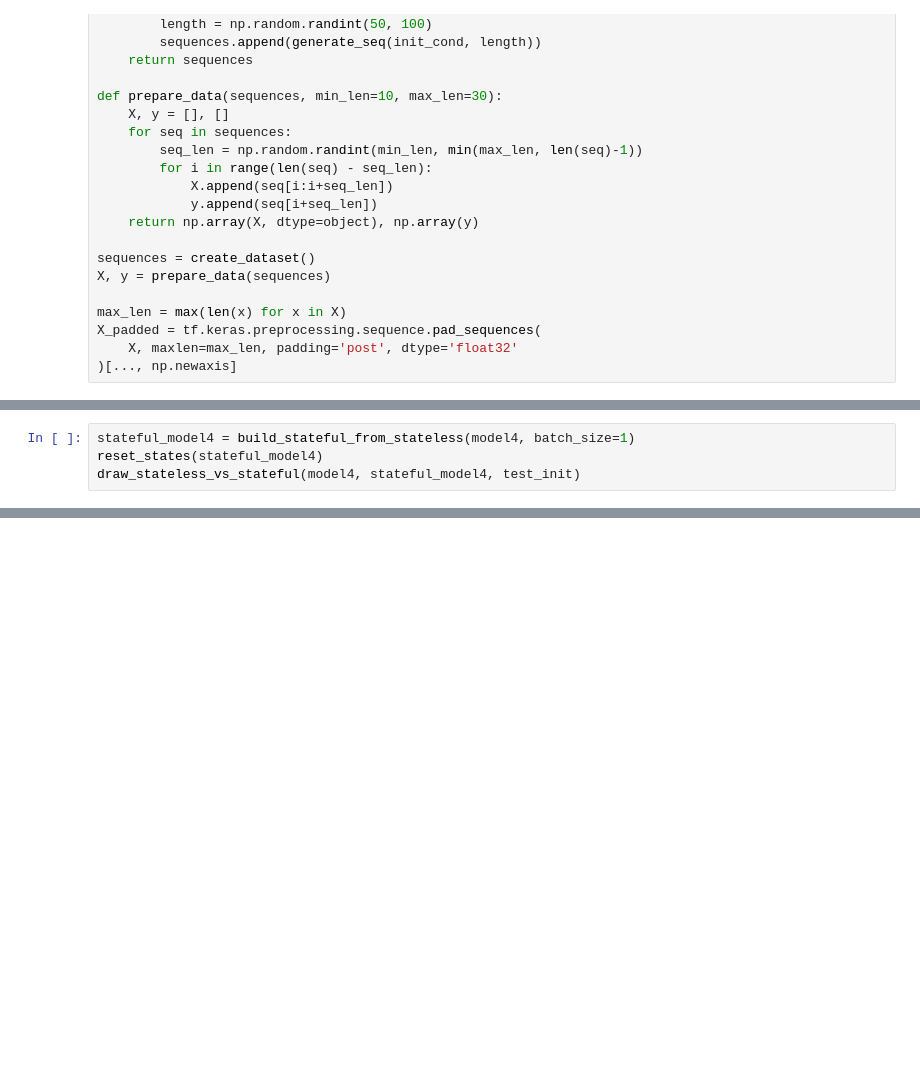
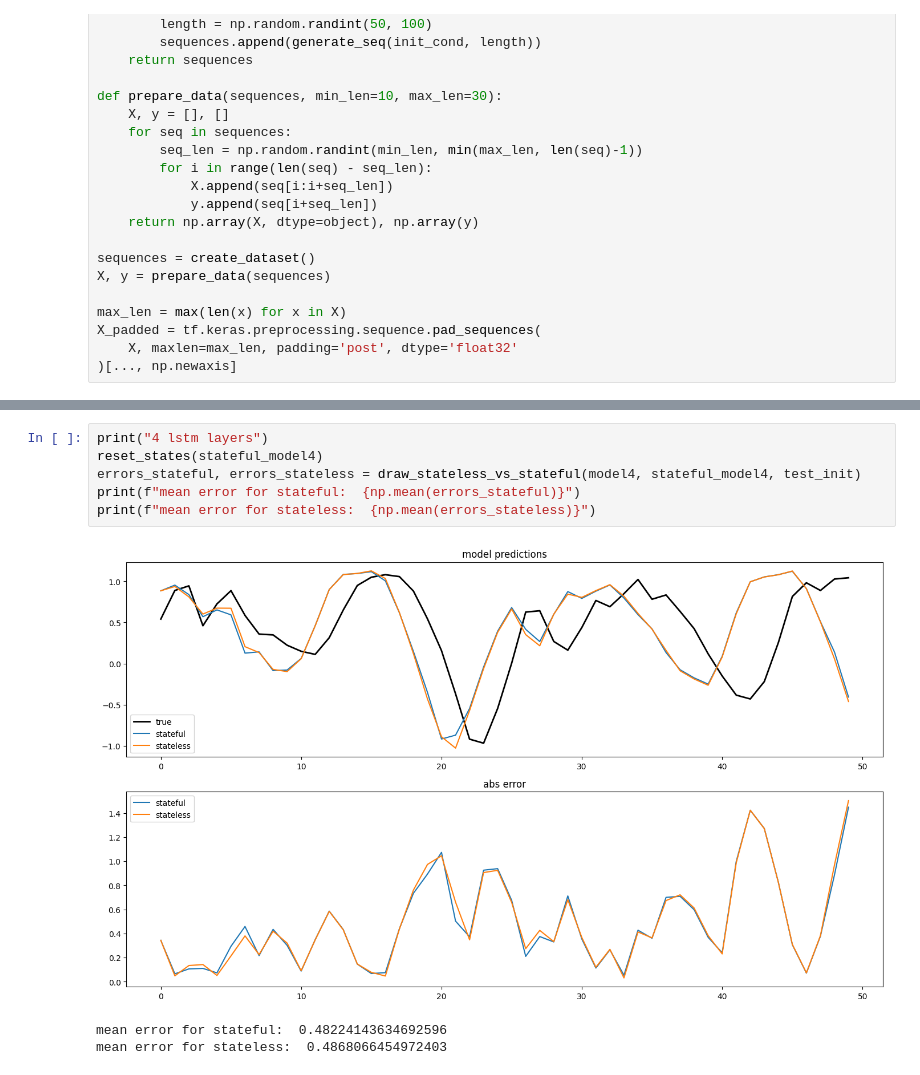
Before and after one commit to ol00lo/sandbox, a Jupyter notebook: lstm/train.ipynb, the cells around one changed output, grey strips where cells are left out. Drawn from its saved outputs; the diff is of its cells as text; blank space fills up the shorter version.

```diff
--- a/lstm/train.ipynb
+++ b/lstm/train.ipynb
@@ -311,4 +285,0 @@ mean error stateful: 0.62251
-# %%
-stateful_model4 = build_stateful_from_stateless(model4, batch_size=1)
-reset_states(stateful_model4)
-draw_stateless_vs_stateful(model4, stateful_model4, test_init)
@@ -318,0 +306,10 @@ mean error stateful: 0.51992
+# %%
+print("4 lstm layers")
+reset_states(stateful_model4)
+errors_stateful, errors_stateless = draw_stateless_vs_stateful(model4, stateful_model4, test_init)
+print(f"mean error for stateful:  {np.mean(errors_stateful)}")
+print(f"mean error for stateless:  {np.mean(errors_stateless)}")
+# %% [output]
+[figure, added]
+mean error for stateful:  0.48224143634692596
+mean error for stateless:  0.4868066454972403
```
Also changed, not shown: parts of 21 cells of this notebook.
